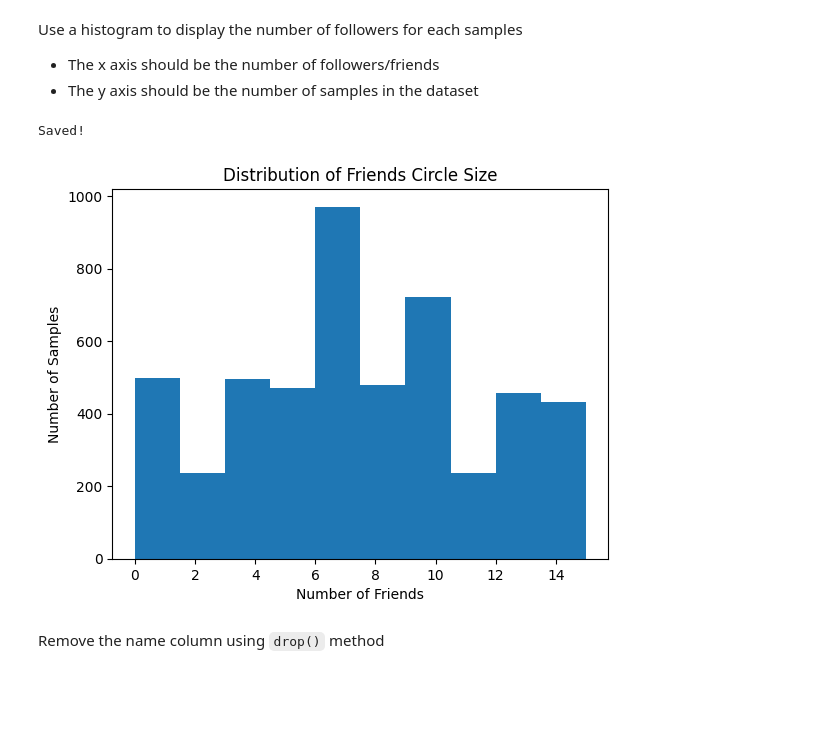
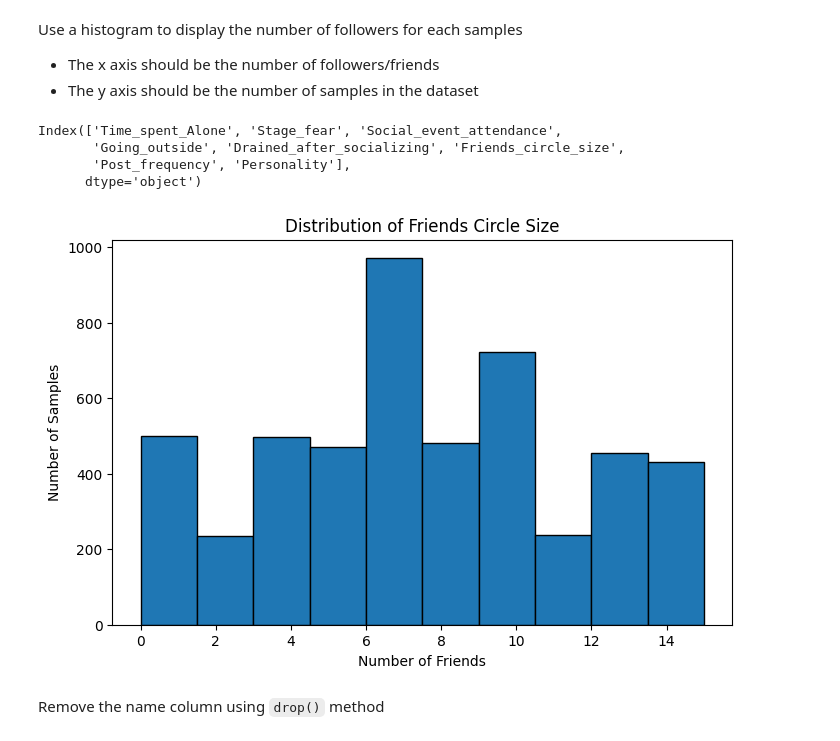
Before and after one commit to Fittx/Machine-Learning---CCMACLRL, a Jupyter notebook: Exercise1.ipynb, the cells around one changed output. Saved outputs shown, nothing was run; the diff lists cells and outputs as text; code cells hidden in the pictures; blank space fills up the shorter version.

```diff
--- a/Exercise1.ipynb
+++ b/Exercise1.ipynb
@@ -66,16 +66,22 @@ Use a histogram to display the number of followers for each samples
  - The x axis should be the number of followers/friends
  - The y axis should be the number of samples in the dataset
 # %%
-plt.hist(df["Friends_circle_size"], bins=10)
+print(df.columns)
+plt.figure(figsize=(8,5))
+
+plt.hist(df["Friends_circle_size"], bins=10, edgecolor='black')
+
+plt.title("Distribution of Friends Circle Size")
 plt.xlabel("Number of Friends")
 plt.ylabel("Number of Samples")
-plt.title("Distribution of Friends Circle Size")
 
-plt.savefig("histogram.png")
-print("Saved!")
+plt.show()
 # %% [output]
-Saved!
+Index(['Time_spent_Alone', 'Stage_fear', 'Social_event_attendance',
+       'Going_outside', 'Drained_after_socializing', 'Friends_circle_size',
+       'Post_frequency', 'Personality'],
+      dtype='object')
-[figure, old version]
+[figure, new version]
 # %% [markdown]
 Remove the name column using `drop()` method
 # %%
```
